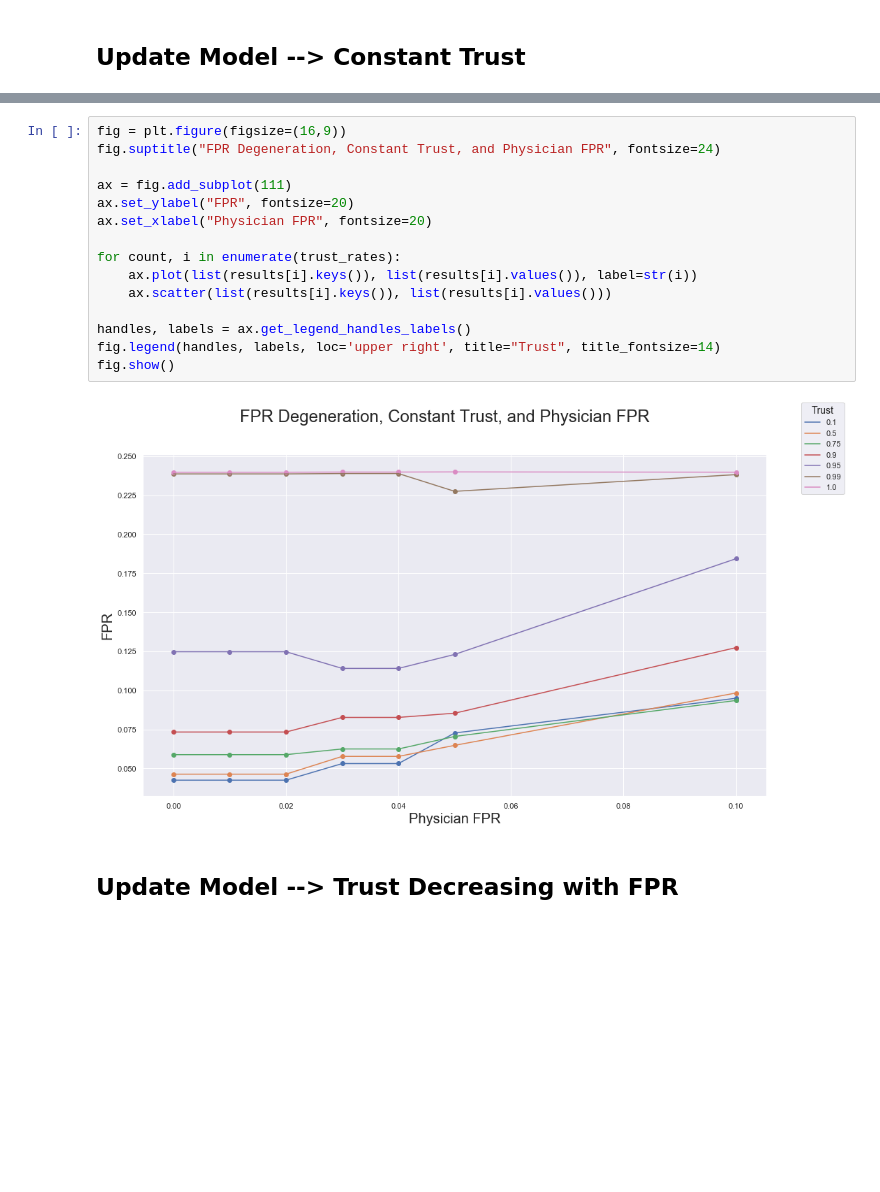
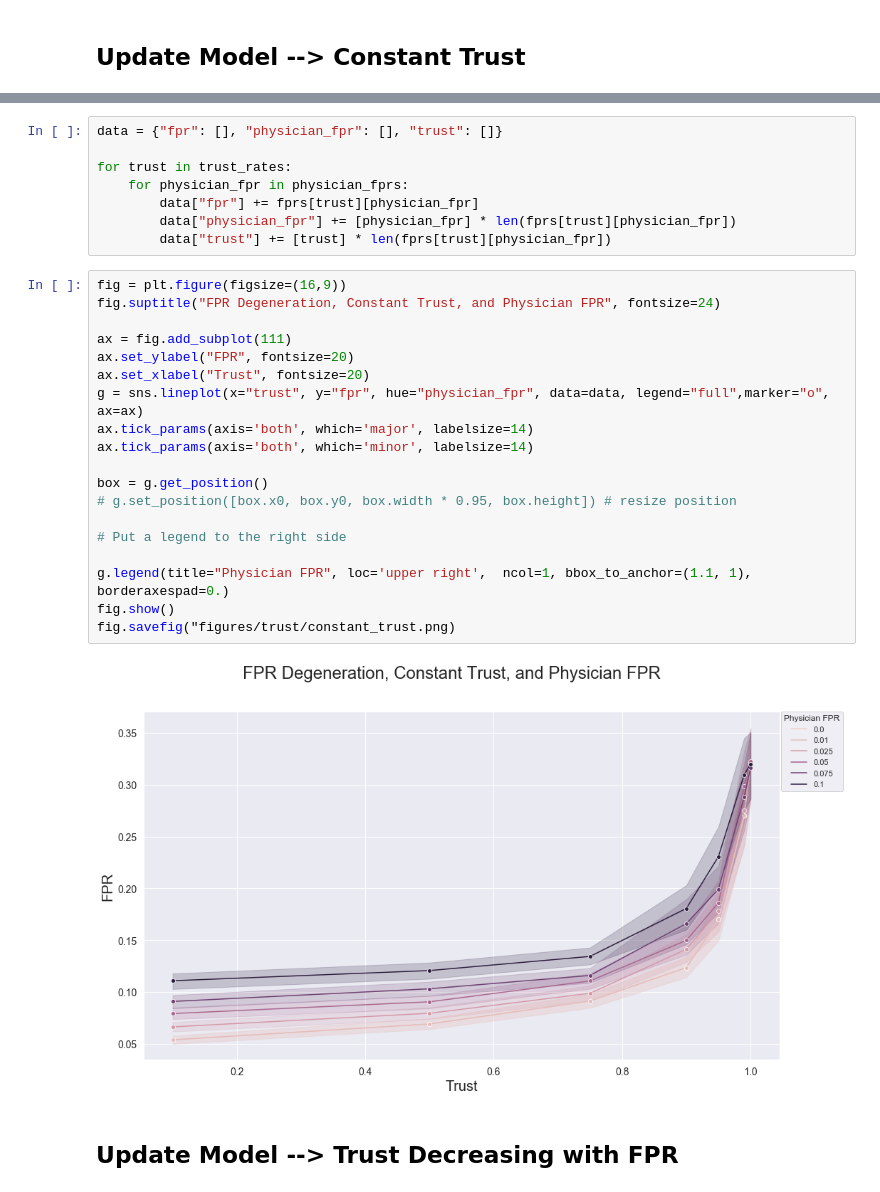
Before and after one commit to georgeadam/feedback_loops, a Jupyter notebook: trust_experiments.ipynb, the cells around one changed output, grey strips where cells are left out. Cells and saved outputs as stored; diff of their text form; blank space fills up the shorter version.

Commit message:
Added more scenarios to trust_experiments.ipynb

```diff
--- a/trust_experiments.ipynb
+++ b/trust_experiments.ipynb
@@ -65,20 +54,32 @@ for trust in trust_rates:
-# %%
-fig = plt.figure(figsize=(16,9))
-fig.suptitle("FPR Degeneration, Constant Trust, and Physician FPR", fontsize=24)
-
-ax = fig.add_subplot(111)
-ax.set_ylabel("FPR", fontsize=20)
-ax.set_xlabel("Physician FPR", fontsize=20)
-
-for count, i in enumerate(trust_rates):
-    ax.plot(list(results[i].keys()), list(results[i].values()), label=str(i))
-    ax.scatter(list(results[i].keys()), list(results[i].values()))
-
-handles, labels = ax.get_legend_handles_labels()
-fig.legend(handles, labels, loc='upper right', title="Trust", title_fontsize=14)
-fig.show()
-# %% [output]
-[figure, removed]
+# %%
+data = {"fpr": [], "physician_fpr": [], "trust": []}
+
+for trust in trust_rates:
+    for physician_fpr in physician_fprs:
+        data["fpr"] += fprs[trust][physician_fpr]
+        data["physician_fpr"] += [physician_fpr] * len(fprs[trust][physician_fpr])
+        data["trust"] += [trust] * len(fprs[trust][physician_fpr])
+# %%
+fig = plt.figure(figsize=(16,9))
+fig.suptitle("FPR Degeneration, Constant Trust, and Physician FPR", fontsize=24)
+
+ax = fig.add_subplot(111)
+ax.set_ylabel("FPR", fontsize=20)
+ax.set_xlabel("Trust", fontsize=20)
+g = sns.lineplot(x="trust", y="fpr", hue="physician_fpr", data=data, legend="full",marker="o", ax=ax)
+ax.tick_params(axis='both', which='major', labelsize=14)
+ax.tick_params(axis='both', which='minor', labelsize=14)
+
+box = g.get_position()
+# g.set_position([box.x0, box.y0, box.width * 0.95, box.height]) # resize position
+
+# Put a legend to the right side
+
+g.legend(title="Physician FPR", loc='upper right',  ncol=1, bbox_to_anchor=(1.1, 1), borderaxespad=0.)
+fig.show()
+fig.savefig("figures/trust/constant_trust.png)
+# %% [output]
+[figure, added]
 # %% [markdown]
 ## Update Model --> Trust Decreasing with FPR
 # %%
```
Also changed, not shown: parts of 19 cells of this notebook.
